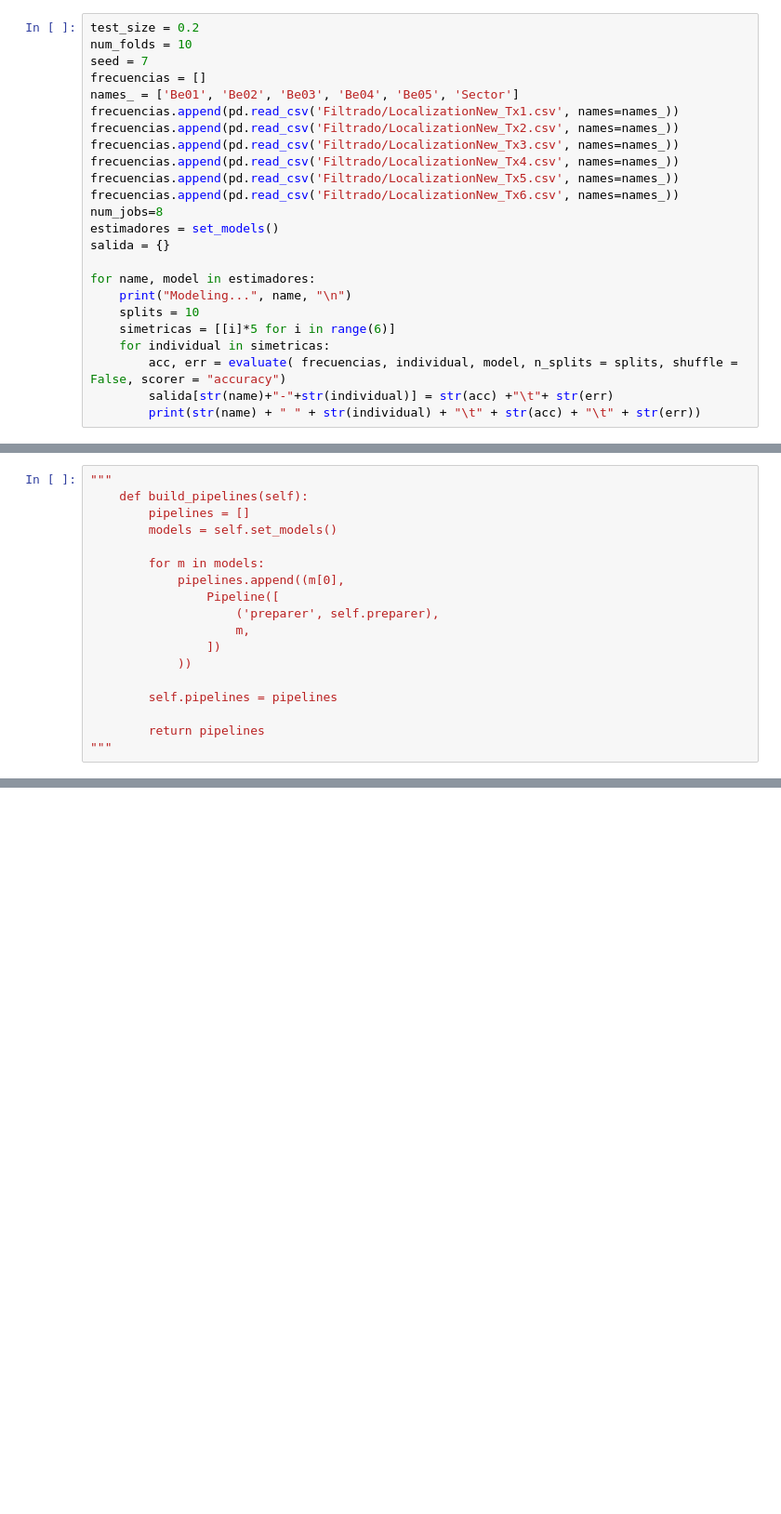
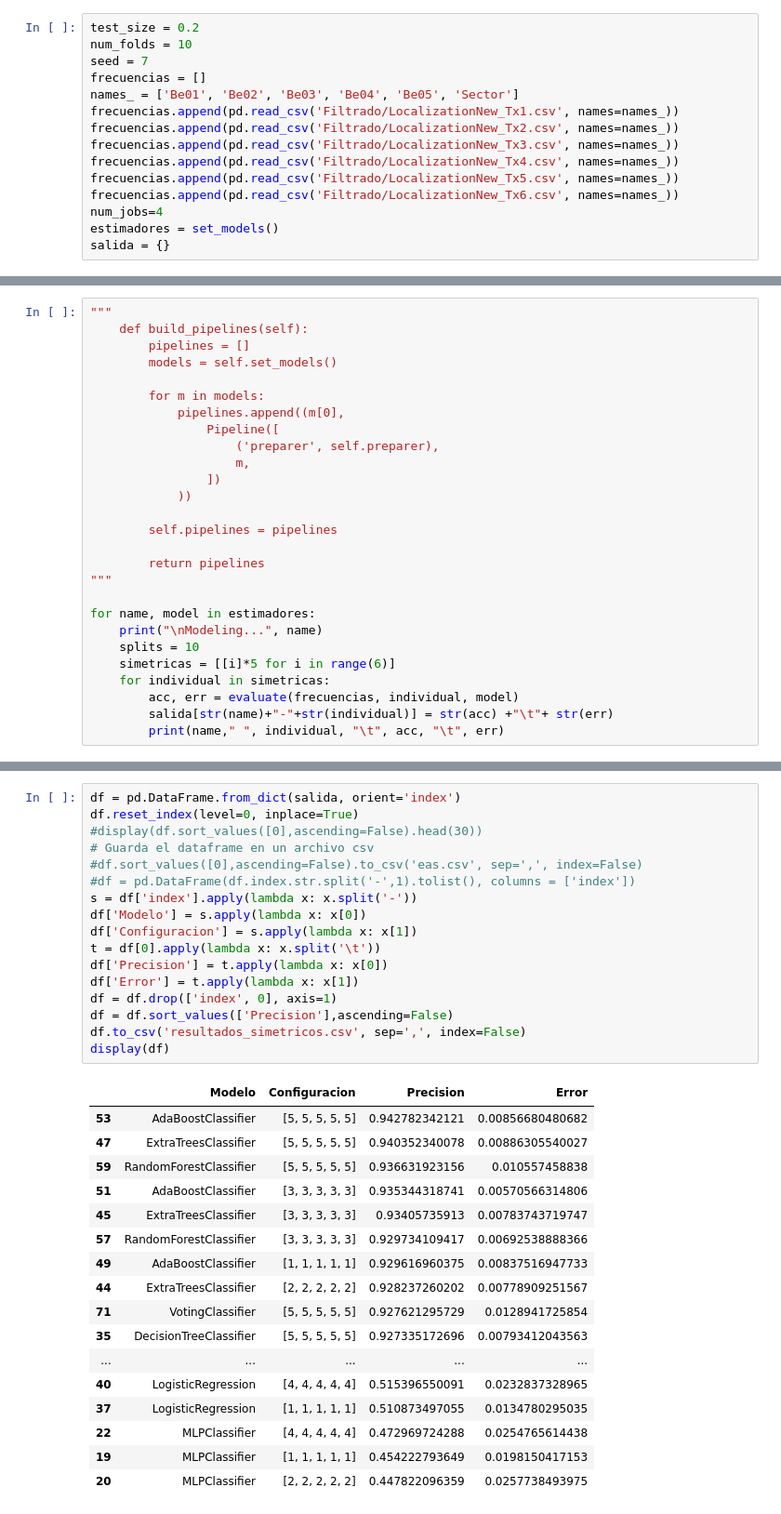
Before and after one commit to ohuarcaya/geneticosRSSI, a Jupyter notebook: Accuracy.ipynb, the cells around one changed output, grey strips where cells are left out. Shown at 93% size. Drawn from its saved outputs; the diff is of its cells as text; blank space fills up the shorter version.

Commit message:
simetricos

```diff
--- a/Accuracy.ipynb
+++ b/Accuracy.ipynb
@@ -166,15 +166,6 @@ frecuencias.append(pd.read_csv('Filtrado/LocalizationNew_Tx3.csv', names=names_)
 frecuencias.append(pd.read_csv('Filtrado/LocalizationNew_Tx4.csv', names=names_))
 frecuencias.append(pd.read_csv('Filtrado/LocalizationNew_Tx5.csv', names=names_))
 frecuencias.append(pd.read_csv('Filtrado/LocalizationNew_Tx6.csv', names=names_))
-num_jobs=8
+num_jobs=4
 estimadores = set_models()
 salida = {}
-
-for name, model in estimadores:
-    print("Modeling...", name, "\n")
-    splits = 10
-    simetricas = [[i]*5 for i in range(6)]
-    for individual in simetricas:
-        acc, err = evaluate( frecuencias, individual, model, n_splits = splits, shuffle = False, scorer = "accuracy")
-        salida[str(name)+"-"+str(individual)] = str(acc) +"\t"+ str(err)
-        print(str(name) + " " + str(individual) + "\t" + str(acc) + "\t" + str(err))
@@ -221,4 +187,13 @@ VotingClassifier [5, 5, 5, 5, 5]        0.676727161251  0.0181642713004
 
         return pipelines
 """
+
+for name, model in estimadores:
+    print("\nModeling...", name)
+    splits = 10
+    simetricas = [[i]*5 for i in range(6)]
+    for individual in simetricas:
+        acc, err = evaluate(frecuencias, individual, model)
+        salida[str(name)+"-"+str(individual)] = str(acc) +"\t"+ str(err)
+        print(name," ", individual, "\t", acc, "\t", err)
 # %% [output]
@@ -225,0 +217,35 @@ VotingClassifier [5, 5, 5, 5, 5]        0.676727161251  0.0181642713004
+# %%
+df = pd.DataFrame.from_dict(salida, orient='index')
+df.reset_index(level=0, inplace=True)
+#display(df.sort_values([0],ascending=False).head(30))
+# Guarda el dataframe en un archivo csv
+#df.sort_values([0],ascending=False).to_csv('eas.csv', sep=',', index=False)
+#df = pd.DataFrame(df.index.str.split('-',1).tolist(), columns = ['index'])
+s = df['index'].apply(lambda x: x.split('-'))
+df['Modelo'] = s.apply(lambda x: x[0])
+df['Configuracion'] = s.apply(lambda x: x[1])
+t = df[0].apply(lambda x: x.split('\t'))
+df['Precision'] = t.apply(lambda x: x[0])
+df['Error'] = t.apply(lambda x: x[1])
+df = df.drop(['index', 0], axis=1)
+df = df.sort_values(['Precision'],ascending=False)
+df.to_csv('resultados_simetricos.csv', sep=',', index=False)
+display(df)
+# %% [output]
+|  | Modelo | Configuracion | Precision | Error |
+| 53 | AdaBoostClassifier | [5, 5, 5, 5, 5] | 0.942782342121 | 0.00856680480682 |
+| 47 | ExtraTreesClassifier | [5, 5, 5, 5, 5] | 0.940352340078 | 0.00886305540027 |
+| 59 | RandomForestClassifier | [5, 5, 5, 5, 5] | 0.936631923156 | 0.010557458838 |
+| 51 | AdaBoostClassifier | [3, 3, 3, 3, 3] | 0.935344318741 | 0.00570566314806 |
+| 45 | ExtraTreesClassifier | [3, 3, 3, 3, 3] | 0.93405735913 | 0.00783743719747 |
+| 57 | RandomForestClassifier | [3, 3, 3, 3, 3] | 0.929734109417 | 0.00692538888366 |
+| 49 | AdaBoostClassifier | [1, 1, 1, 1, 1] | 0.929616960375 | 0.00837516947733 |
+| 44 | ExtraTreesClassifier | [2, 2, 2, 2, 2] | 0.928237260202 | 0.00778909251567 |
+| 71 | VotingClassifier | [5, 5, 5, 5, 5] | 0.927621295729 | 0.0128941725854 |
+| 35 | DecisionTreeClassifier | [5, 5, 5, 5, 5] | 0.927335172696 | 0.00793412043563 |
+| ... | ... | ... | ... | ... |
+| 40 | LogisticRegression | [4, 4, 4, 4, 4] | 0.515396550091 | 0.0232837328965 |
+| 37 | LogisticRegression | [1, 1, 1, 1, 1] | 0.510873497055 | 0.0134780295035 |
+| 22 | MLPClassifier | [4, 4, 4, 4, 4] | 0.472969724288 | 0.0254765614438 |
+| 19 | MLPClassifier | [1, 1, 1, 1, 1] | 0.454222793649 | 0.0198150417153 |
+| 20 | MLPClassifier | [2, 2, 2, 2, 2] | 0.447822096359 | 0.0257738493975 |
```
Also changed, not shown: parts of 4 cells of this notebook.
